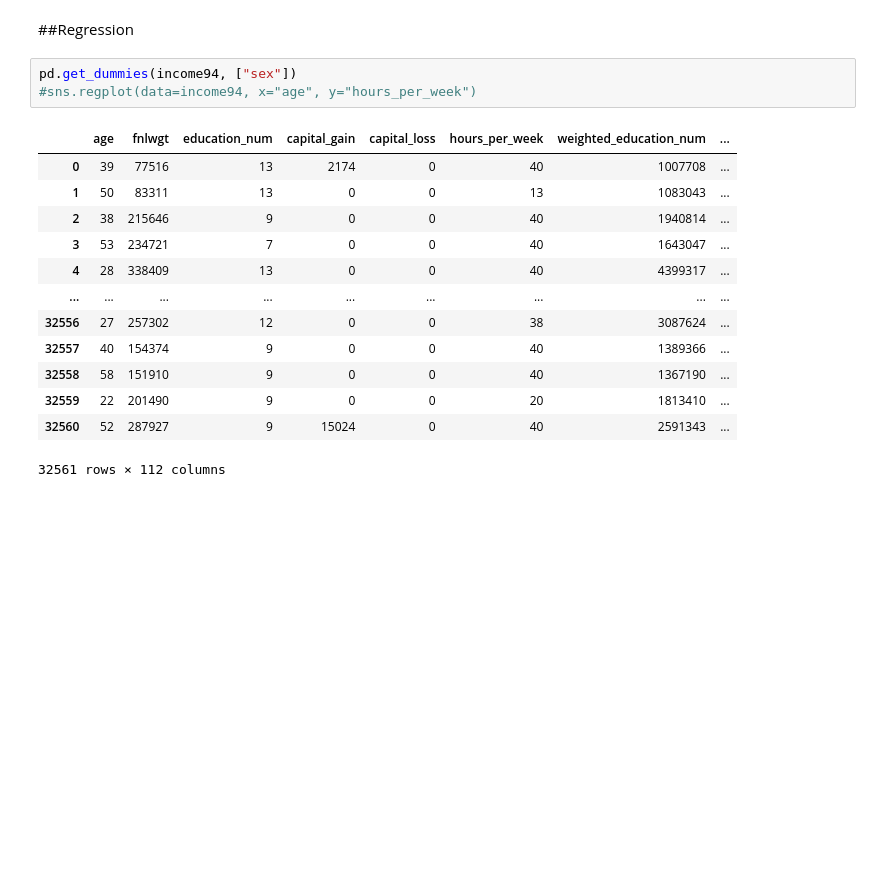
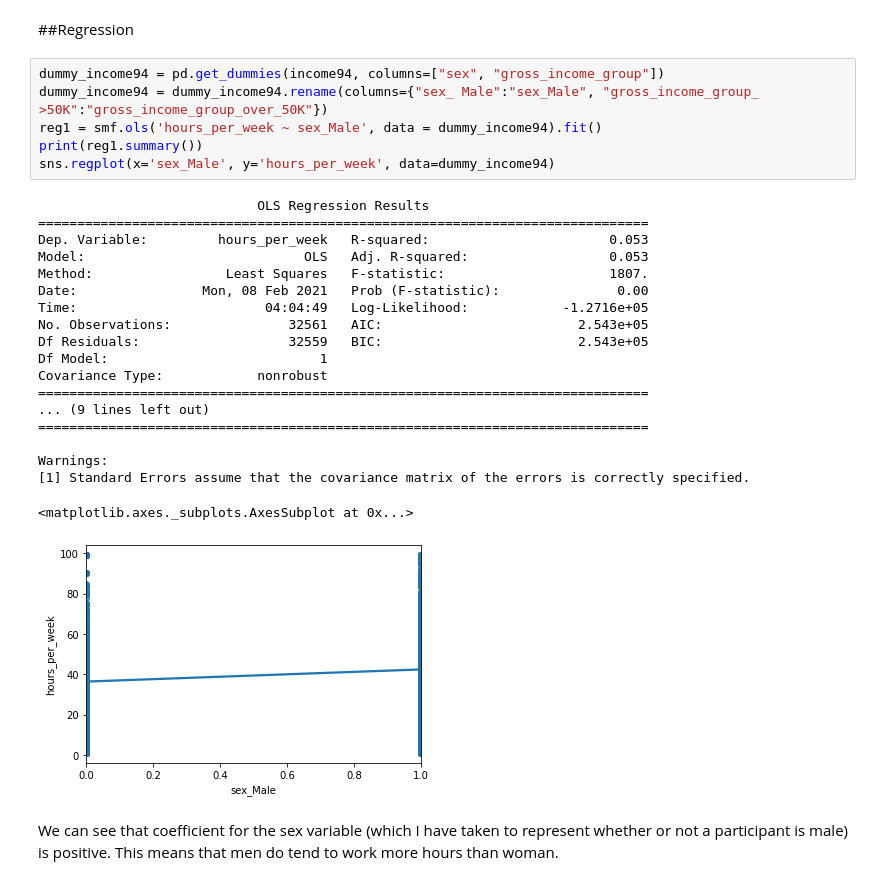
Before and after one commit to joyce-huang/JSC270_Assg2, a Jupyter notebook: Assignment2.ipynb, the cells around one changed output. Drawn from its saved outputs; the diff is of its cells as text; blank space fills up the shorter version.

```diff
--- a/Assignment2.ipynb
+++ b/Assignment2.ipynb
@@ -187,20 +173,31 @@ income94[["education_num", "weighted_education_num", "hours_per_week", "weighted
 Similarly, the weighted covariance between education_num and hours_per_week is significantly larger than the unweighted covariance. Since the variance and covariance increases in all weighted cases, this could mean that there are not many values that deviate far from the mean in the dataset. That would explain why when the weight of underrepresented groups is increased, the variance and covariance between education_num and hours_per_week increases.
 # %% [markdown]
 ##Regression
-# %%
-pd.get_dummies(income94, ["sex"])
-#sns.regplot(data=income94, x="age", y="hours_per_week")
-# %% [output]
-|  | age | fnlwgt | education_num | capital_gain | capital_loss | hours_per_week | weighted_education_num | ... |
-| 0 | 39 | 77516 | 13 | 2174 | 0 | 40 | 1007708 | ... |
-| 1 | 50 | 83311 | 13 | 0 | 0 | 13 | 1083043 | ... |
-| 2 | 38 | 215646 | 9 | 0 | 0 | 40 | 1940814 | ... |
-| 3 | 53 | 234721 | 7 | 0 | 0 | 40 | 1643047 | ... |
-| 4 | 28 | 338409 | 13 | 0 | 0 | 40 | 4399317 | ... |
-| ... | ... | ... | ... | ... | ... | ... | ... | ... |
-| 32556 | 27 | 257302 | 12 | 0 | 0 | 38 | 3087624 | ... |
-| 32557 | 40 | 154374 | 9 | 0 | 0 | 40 | 1389366 | ... |
-| 32558 | 58 | 151910 | 9 | 0 | 0 | 40 | 1367190 | ... |
-| 32559 | 22 | 201490 | 9 | 0 | 0 | 20 | 1813410 | ... |
-| 32560 | 52 | 287927 | 9 | 15024 | 0 | 40 | 2591343 | ... |
-32561 rows × 112 columns
+# %%
+dummy_income94 = pd.get_dummies(income94, columns=["sex", "gross_income_group"])
+dummy_income94 = dummy_income94.rename(columns={"sex_ Male":"sex_Male", "gross_income_group_ >50K":"gross_income_group_over_50K"})
+reg1 = smf.ols('hours_per_week ~ sex_Male', data = dummy_income94).fit()
+print(reg1.summary())
+sns.regplot(x='sex_Male', y='hours_per_week', data=dummy_income94)
+# %% [output]
+                            OLS Regression Results
+==============================================================================
+Dep. Variable:         hours_per_week   R-squared:                       0.053
+Model:                            OLS   Adj. R-squared:                  0.053
+Method:                 Least Squares   F-statistic:                     1807.
+Date:                Mon, 08 Feb 2021   Prob (F-statistic):               0.00
+Time:                        04:04:49   Log-Likelihood:            -1.2716e+05
+No. Observations:               32561   AIC:                         2.543e+05
+Df Residuals:                   32559   BIC:                         2.543e+05
+Df Model:                           1
+Covariance Type:            nonrobust
+==============================================================================
+... (9 lines left out)
+==============================================================================
+
+Warnings:
+[1] Standard Errors assume that the covariance matrix of the errors is correctly specified.
+<matplotlib.axes._subplots.AxesSubplot at 0x...>
+[figure, added]
+# %% [markdown]
+We can see that coefficient for the sex variable (which I have taken to represent whether or not a participant is male) is positive. This means that men do tend to work more hours than woman.
```
Also changed, not shown: parts of 6 cells of this notebook.
